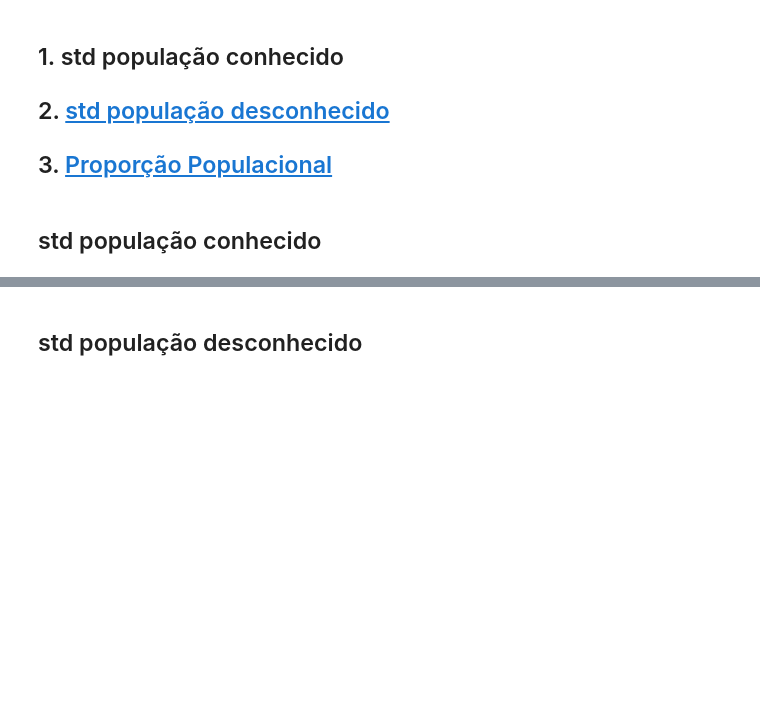
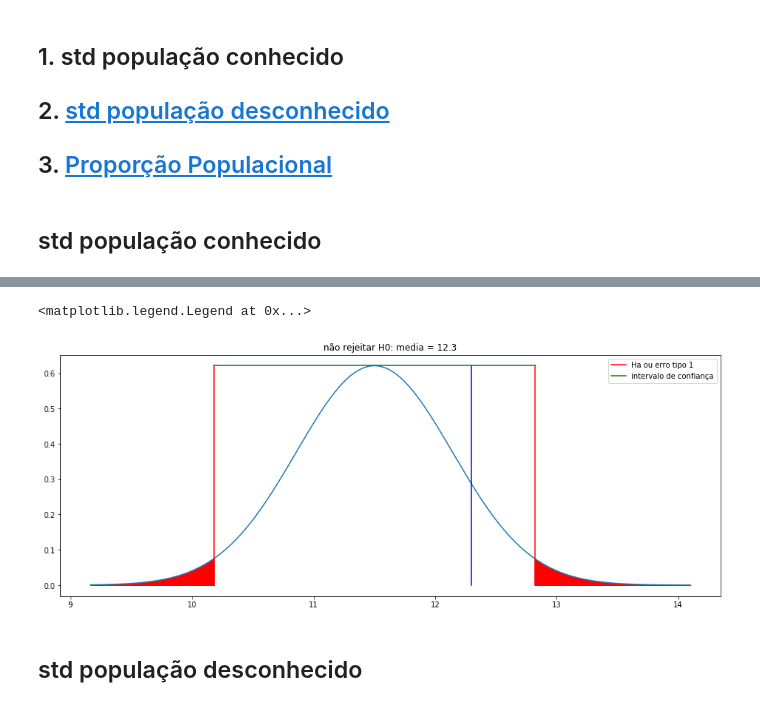
Before and after one commit to mjoventino/stats, a Jupyter notebook: 4a_Teste_Hipoteses.ipynb, the cells around one changed output, grey strips where cells are left out. Drawn from its saved outputs; the diff is of its cells as text; code cells hidden in the pictures; blank space fills up the shorter version.

```diff
--- a/4a_Teste_Hipoteses.ipynb
+++ b/4a_Teste_Hipoteses.ipynb
@@ -163,3 +162,26 @@ pd.DataFrame(d, index=['somente para teste bicaudal com pop. infinita'])
+# %%
+lim2= max(ic[1],m)
+lim1 = m - abs(lim2 - m)
+x= np.linspace(lim1*0.9,lim2*1.1,3000)       # gera um intervalo no eixo x em toda a distribuição
+x_alfa2 = np.linspace(ic[1], lim2*1.1,1000)  # intervalo na região critica superior
+x_alfa1 = np.linspace(lim1*0.9, ic[0], 1000)  # intervalo na região critica inferior
+rv_a= scipy.stats.norm(m, e_m)                 # rv = random variable - normal com media=0 e std=1
+y= rv_a.pdf(x)
+y_alfa2 = rv_a.pdf(x_alfa2)
+y_alfa1 = rv_a.pdf(x_alfa1)
+fig, ax = plt.subplots(figsize=(16,6))
+ax.set_title(rej(p,alfa) + ' H0: ' + l_teste[0])
+ax.plot(x,y)
+ax.plot([ic[0], ic[0]], [0, rv_a.pdf(m)], color='r', label='Ha ou erro tipo 1')
+ax.plot([ic[1], ic[1]], [0, rv_a.pdf(m)], color='r')
+ax.plot([m_p, m_p], [0, rv_a.pdf(m)], color='b')         # média poupulação
+ax.fill_between(x_alfa1, rv_a.pdf(x_alfa1), color='r')
+ax.fill_between(x_alfa2, rv_a.pdf(x_alfa2), color='r')
+ax.plot([ic[0], ic[1]], [rv_a.pdf(m),rv_a.pdf(m)], color='g', label='intervalo de confiança')
+ax.legend()
+# %% [output]
+<matplotlib.legend.Legend at 0x...>
+[figure, added]
 # %% [markdown]
 <a id='std_d'></a>
 ## std população desconhecido
```
Also changed, not shown: parts of 7 cells of this notebook.
